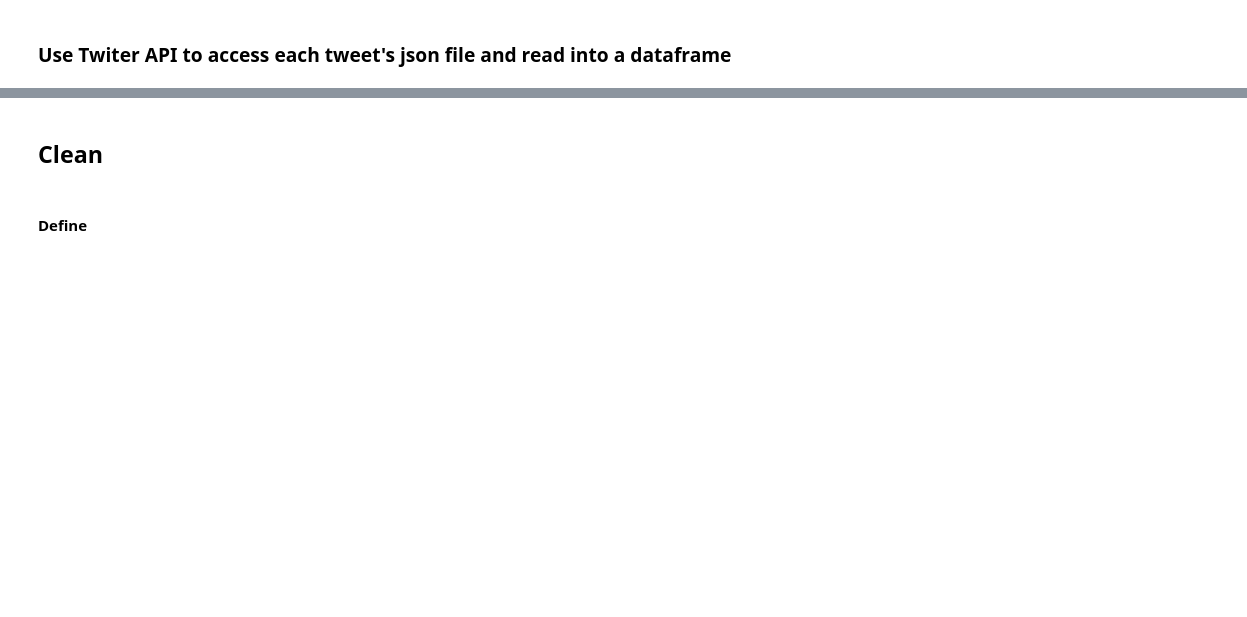
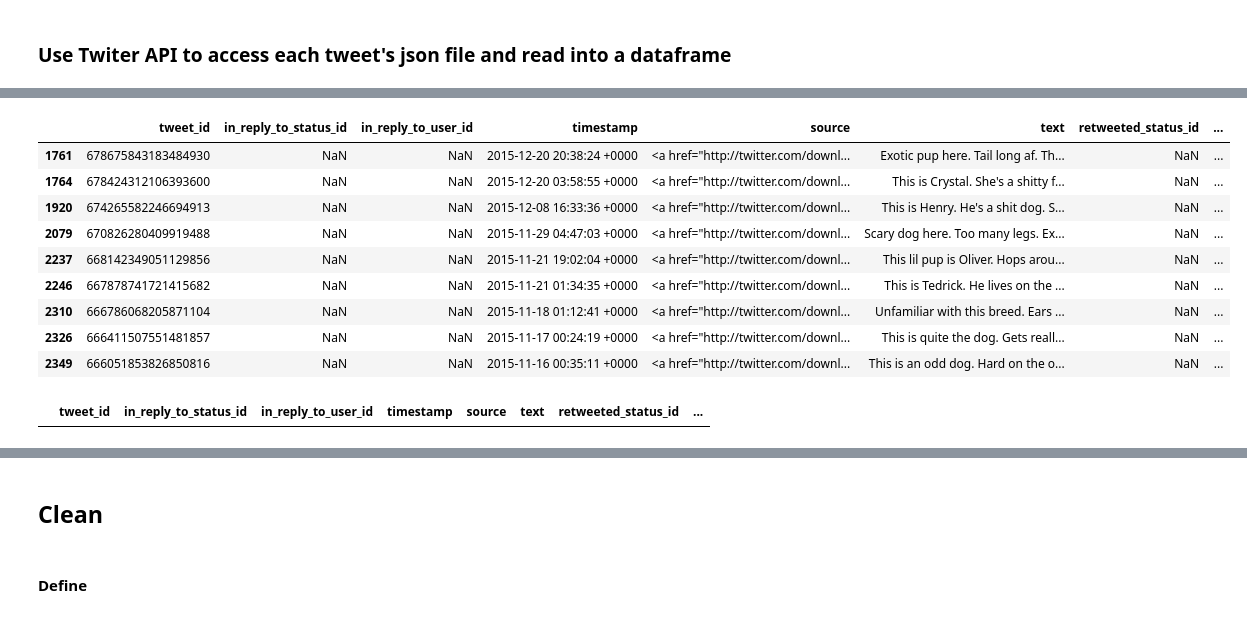
Before and after one commit to mccormd1/Analytics_Nanodegree, a Jupyter notebook: 3-Data Wrangling/Final_Project/wrangle_act.ipynb, the cells around one changed output, grey strips where cells are left out. Saved outputs shown, nothing was run; the diff lists cells and outputs as text; code cells hidden in the pictures; blank space fills up the shorter version.

```diff
--- a/3-Data Wrangling/Final_Project/wrangle_act.ipynb
+++ b/3-Data Wrangling/Final_Project/wrangle_act.ipynb
@@ -112,0 +259,17 @@ tweet._json.get('full_text')[:20]
+# %%
+df_dog[df_dog.rating_numerator==2]
+# %% [output]
+|  | tweet_id | in_reply_to_status_id | in_reply_to_user_id | timestamp | source | text | retweeted_status_id | ... |
+| 1761 | 678675843183484930 | NaN | NaN | 2015-12-20 20:38:24 +0000 | <a href="http://twitter.com/downl... | Exotic pup here. Tail long af. Th... | NaN | ... |
+| 1764 | 678424312106393600 | NaN | NaN | 2015-12-20 03:58:55 +0000 | <a href="http://twitter.com/downl... | This is Crystal. She's a shitty f... | NaN | ... |
+| 1920 | 674265582246694913 | NaN | NaN | 2015-12-08 16:33:36 +0000 | <a href="http://twitter.com/downl... | This is Henry. He's a shit dog. S... | NaN | ... |
+| 2079 | 670826280409919488 | NaN | NaN | 2015-11-29 04:47:03 +0000 | <a href="http://twitter.com/downl... | Scary dog here. Too many legs. Ex... | NaN | ... |
+| 2237 | 668142349051129856 | NaN | NaN | 2015-11-21 19:02:04 +0000 | <a href="http://twitter.com/downl... | This lil pup is Oliver. Hops arou... | NaN | ... |
+| 2246 | 667878741721415682 | NaN | NaN | 2015-11-21 01:34:35 +0000 | <a href="http://twitter.com/downl... | This is Tedrick. He lives on the ... | NaN | ... |
+| 2310 | 666786068205871104 | NaN | NaN | 2015-11-18 01:12:41 +0000 | <a href="http://twitter.com/downl... | Unfamiliar with this breed. Ears ... | NaN | ... |
+| 2326 | 666411507551481857 | NaN | NaN | 2015-11-17 00:24:19 +0000 | <a href="http://twitter.com/downl... | This is quite the dog. Gets reall... | NaN | ... |
+| 2349 | 666051853826850816 | NaN | NaN | 2015-11-16 00:35:11 +0000 | <a href="http://twitter.com/downl... | This is an odd dog. Hard on the o... | NaN | ... |
+# %%
+df_dog[df_dog.tweet_id.duplicated()]
+# %% [output]
+|  | tweet_id | in_reply_to_status_id | in_reply_to_user_id | timestamp | source | text | retweeted_status_id | ... |
```
Also changed, not shown: parts of 71 cells of this notebook.
